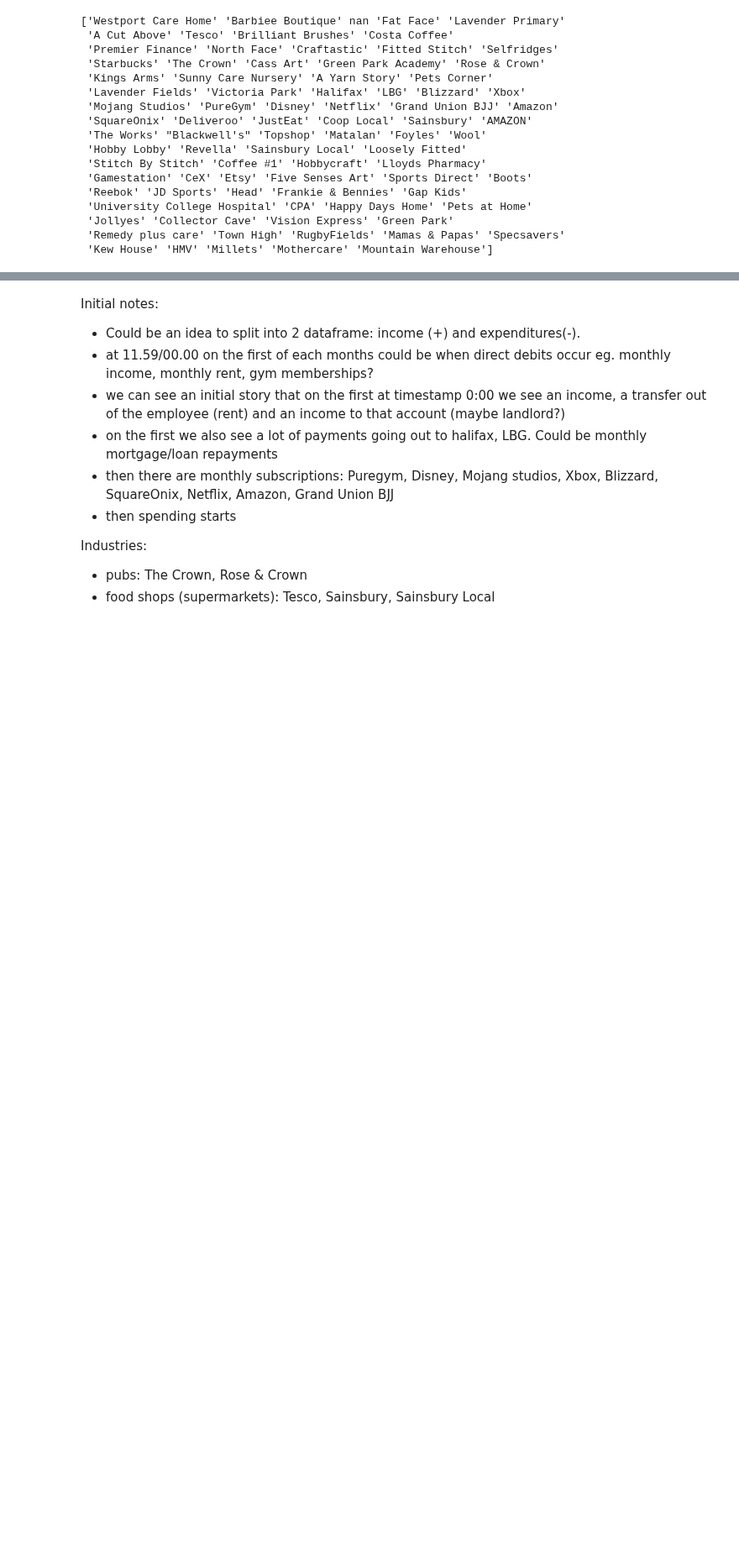
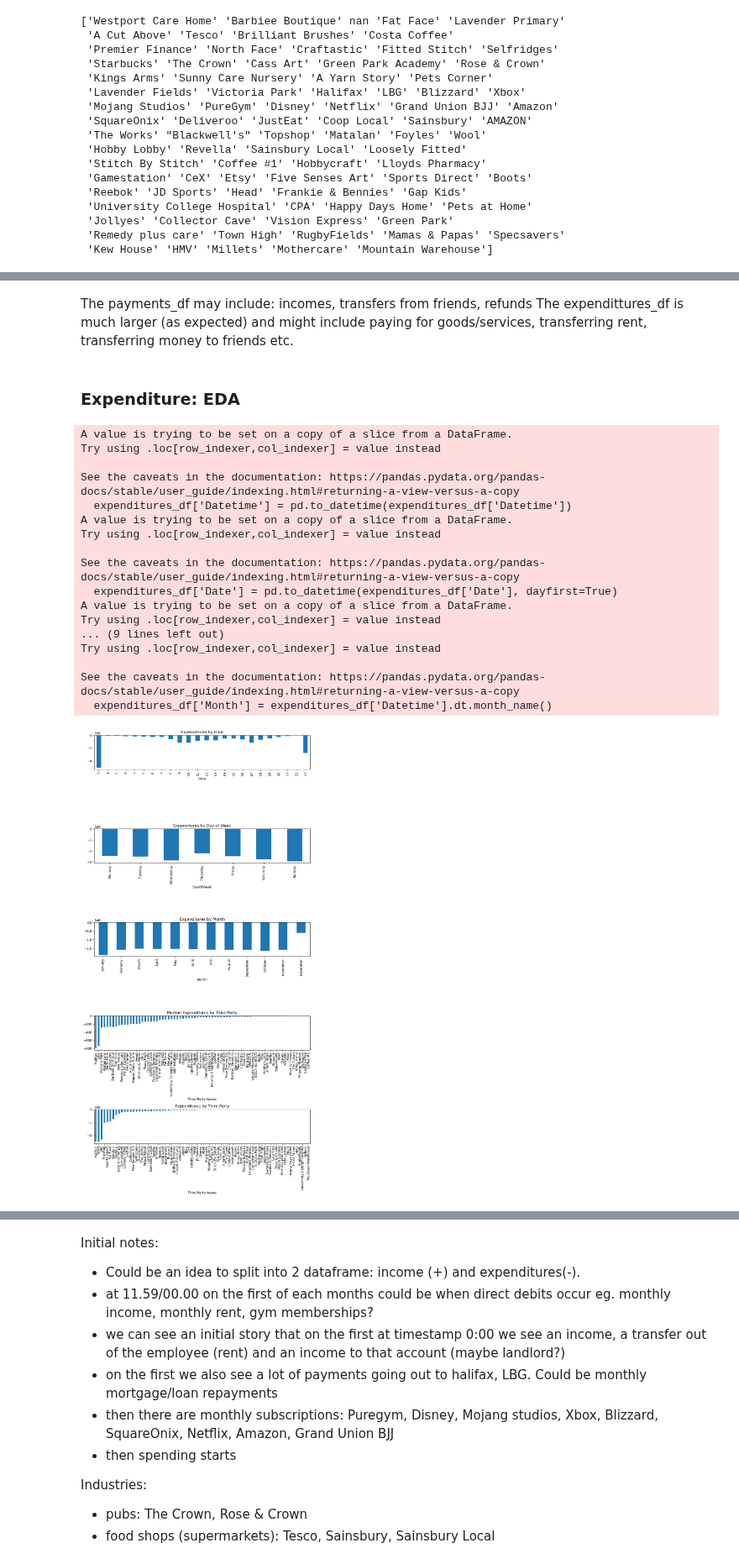
Before and after one commit to UoB-DSMP-2023-24/dsmp-2024-group27, a Jupyter notebook: Dataset2_EDA.ipynb, the cells around one changed output, grey strips where cells are left out. Shown at 84% size. Cells and saved outputs as stored; diff of their text form; code cells hidden in the pictures; blank space fills up the shorter version.

```diff
--- a/Dataset2_EDA.ipynb
+++ b/Dataset2_EDA.ipynb
@@ -234,4 +232,0 @@ basic_stats_dataset2
-# %%
-monthly_transactions_dataset2 = dataset2_cleaned.set_index('Datetime').resample('M').size()
-
-monthly_transactions_dataset2.plot(kind='bar', figsize=(10, 6), title='Monthly Transaction Volumes')
@@ -271,0 +256,8 @@ len(unique_accounts)
+# %%
+# Splitting the dataset2_cleaned dataframe into two based on the condition of the 'Amount' being positive or negative
+payments_df = dataset2_cleaned[dataset2_cleaned['Amount'] > 0]
+expenditures_df = dataset2_cleaned[dataset2_cleaned['Amount'] < 0]
+
+# Saving these dataframes as CSV files
+payments_df.to_csv('dataset2_payments.csv', index=False)
+expenditures_df.to_csv('dataset2_expenditures.csv', index=False)
@@ -271,0 +296,63 @@ len(unique_accounts)
+# %% [markdown]
+The payments_df may include: incomes, transfers from friends, refunds
+The expendittures_df is much larger (as expected) and might include paying for goods/services, transferring rent, transferring money to friends etc.
+# %% [markdown]
+### Expenditure: EDA
+# %%
+# Formatting datetime information
+expenditures_df['Datetime'] = pd.to_datetime(expenditures_df['Datetime'])
+expenditures_df['Date'] = pd.to_datetime(expenditures_df['Date'], dayfirst=True)
+expenditures_df['Hour'] = expenditures_df['Datetime'].dt.hour
+expenditures_df['DayOfWeek'] = expenditures_df['Datetime'].dt.day_name()
+expenditures_df['Month'] = expenditures_df['Datetime'].dt.month_name()
+
+# Analysis by Hour, Day of the Week, and Month
+expenditures_by_hour = expenditures_df.groupby('Hour')['Amount'].sum()
+expenditures_by_day = expenditures_df.groupby('DayOfWeek')['Amount'].sum().reindex(["Monday", "Tuesday", "Wednesday", "Thursday", "Friday", "Saturday", "Sunday"])
+expenditures_by_month = expenditures_df.groupby('Month')['Amount'].sum().reindex(["January", "February", "March", "April", "May", "June", "July", "August", "September", "October", "November", "December"])
+
+# Analysis by third party business
+median_expenditures_third_party = expenditures_df.groupby('Third Party Name')['Amount'].median().sort_values()
+expenditures_third_party = expenditures_df.groupby('Third Party Name')['Amount'].sum().sort_values()
+
+# Transaction Counts by Hour, Day of the Week, and Month
+expenditures_by_hour_count = expenditures_df.groupby('Hour').size()
+expenditures_by_day_count = expenditures_df.groupby('DayOfWeek').size().reindex(["Monday", "Tuesday", "Wednesday", "Thursday", "Friday", "Saturday", "Sunday"])
+expenditures_by_month_count = expenditures_df.groupby('Month').size().reindex(["January", "February", "March", "April", "May", "June", "July", "August", "September", "October", "November", "December"])
+
+# Visualising the Amounts Spent
+fig, axs = plt.subplots(5, 1, figsize=(10, 20))
+expenditures_by_hour.plot(kind='bar', ax=axs[0], title='Expenditures by Hour')
+expenditures_by_day.plot(kind='bar', ax=axs[1], title='Expenditures by Day of Week')
+expenditures_by_month.plot(kind='bar', ax=axs[2], title='Expenditures by Month')
+median_expenditures_third_party.plot(kind='bar', ax=axs[3], title='Median Expenditures by Third Party')
+expenditures_third_party.plot(kind='bar', ax=axs[4], title='Expenditures by Third Party')
+plt.tight_layout()
+
+# Visualising the Number of Transactions
+fig, axs = plt.subplots(3, 1, figsize=(10, 15))
+expenditures_by_hour_count.plot(kind='bar', ax=axs[0], title='Number of Expenditures by Hour')
+expenditures_by_day_count.plot(kind='bar', ax=axs[1], title='Number of Expenditures by Day of Week')
+expenditures_by_month_count.plot(kind='bar', ax=axs[2], title='Number of Expenditures by Month')
+plt.tight_layout()
+
+plt.show()
+# %% [output]
+A value is trying to be set on a copy of a slice from a DataFrame.
+Try using .loc[row_indexer,col_indexer] = value instead
+
+See the caveats in the documentation: https://pandas.pydata.org/pandas-docs/stable/user_guide/indexing.html#returning-a-view-versus-a-copy
+  expenditures_df['Datetime'] = pd.to_datetime(expenditures_df['Datetime'])
+A value is trying to be set on a copy of a slice from a DataFrame.
+Try using .loc[row_indexer,col_indexer] = value instead
+
+See the caveats in the documentation: https://pandas.pydata.org/pandas-docs/stable/user_guide/indexing.html#returning-a-view-versus-a-copy
+  expenditures_df['Date'] = pd.to_datetime(expenditures_df['Date'], dayfirst=True)
+A value is trying to be set on a copy of a slice from a DataFrame.
+Try using .loc[row_indexer,col_indexer] = value instead
+... (9 lines left out)
+Try using .loc[row_indexer,col_indexer] = value instead
+
+See the caveats in the documentation: https://pandas.pydata.org/pandas-docs/stable/user_guide/indexing.html#returning-a-view-versus-a-copy
+  expenditures_df['Month'] = expenditures_df['Datetime'].dt.month_name()
+[figure, added]
```
Also changed, not shown: parts of 14 cells of this notebook, 7 other files.
